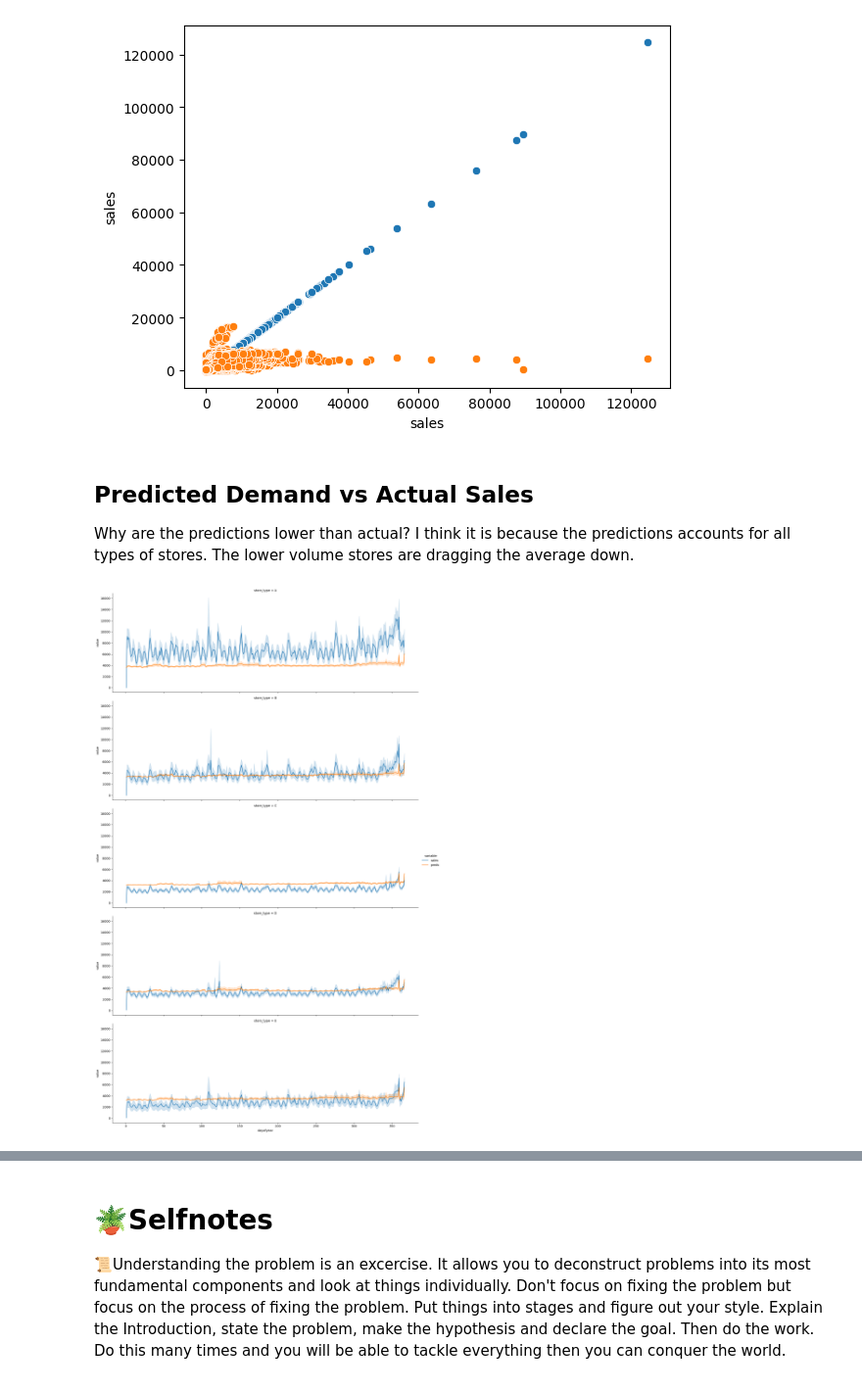
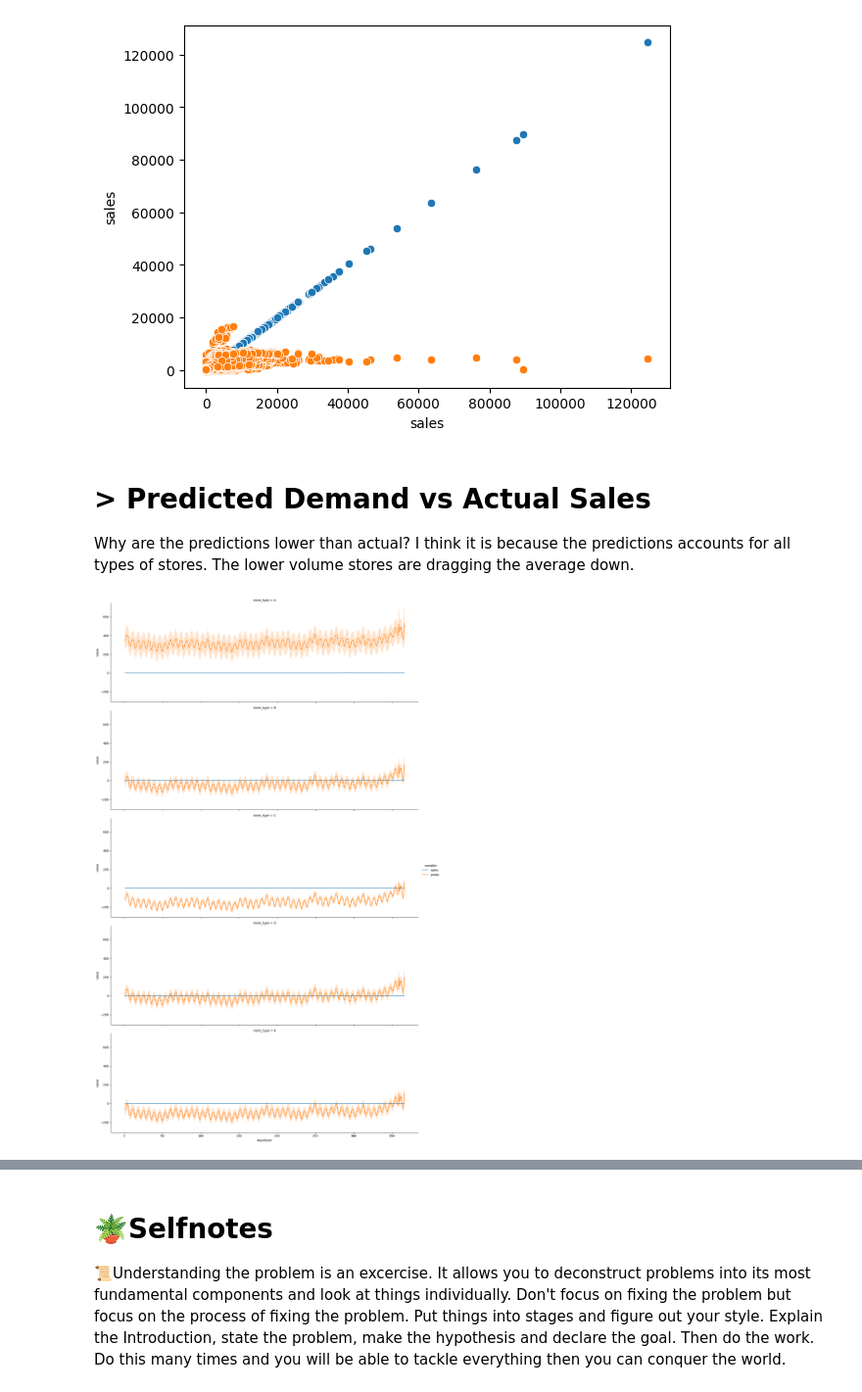
Before and after one commit to cmd-master/store-sales, a Jupyter notebook: store-sales.ipynb, the cells around one changed output, grey strips where cells are left out. Shown at 98% size. Saved outputs shown, nothing was run; the diff lists cells and outputs as text; code cells hidden in the pictures.

Commit message:
Kaggle Notebook | Store Sales. Linear Regression. [1.98395] | Version 21

```diff
--- a/store-sales.ipynb
+++ b/store-sales.ipynb
@@ -158,6 +191,7 @@ class DataSelect(BaseEstimator, TransformerMixin):
     def transform(self, X, y=None):
         X['store_type'] = X['store_nbr'].map(self.cat_a)
         X['weekname'] = pd.to_datetime(X['date']).dt.day_name()
+        X['weeknum'] = pd.to_datetime(X['date']).dt.isocalendar().week
         return X[self.att]
 
 num_pp = Pipeline([
@@ -167,7 +201,7 @@ num_pp = Pipeline([
 ])
 
 cat_pp = Pipeline([
-    ('dataselect', DataSelect(['family', 'store_nbr', 'store_type', 'weekname']))
+    ('dataselect', DataSelect(['family', 'store_nbr', 'store_type', 'weekname', 'weeknum']))
     , ('encoder', OneHotEncoder(sparse_output=False))
 ])
 
@@ -206,18 +240,18 @@ sns.scatterplot(x=x,y=y);
 # %% [output]
 [figure]
 # %% [markdown]
-## Predicted Demand vs Actual Sales
+# > Predicted Demand vs Actual Sales
 Why are the predictions lower than actual? I think it is because the predictions accounts for all types of stores. The lower volume stores are dragging the average down.
 # %%
 g = train.copy()
 g['preds'] = y
-g = g.query('family == "GROCERY I"')
+g = g.query('family == "BOOKS"')
 g = g[['store_type', 'sales', 'preds', 'dayofyear']]
 g = pd.melt(g, id_vars=['store_type', 'dayofyear'])
 
 sns.relplot(g, x='dayofyear', y='value', hue='variable'
             , row='store_type', row_order=list('ABCDE')
             , kind='line', aspect=3);
 # %% [output]
-[figure, old version]
+[figure, new version]
 # %% [markdown]
```
Also changed, not shown: parts of 14 cells of this notebook.
